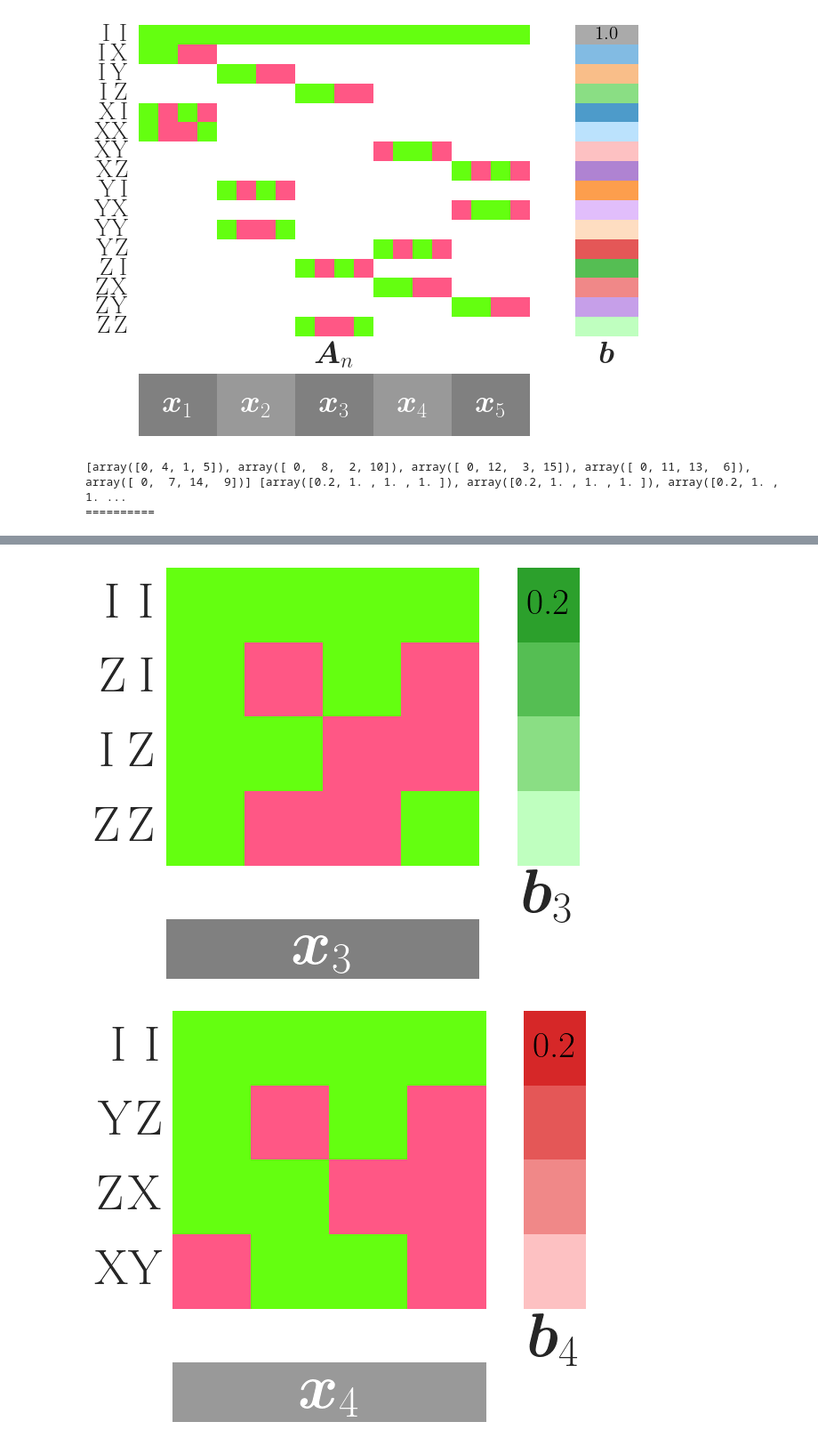
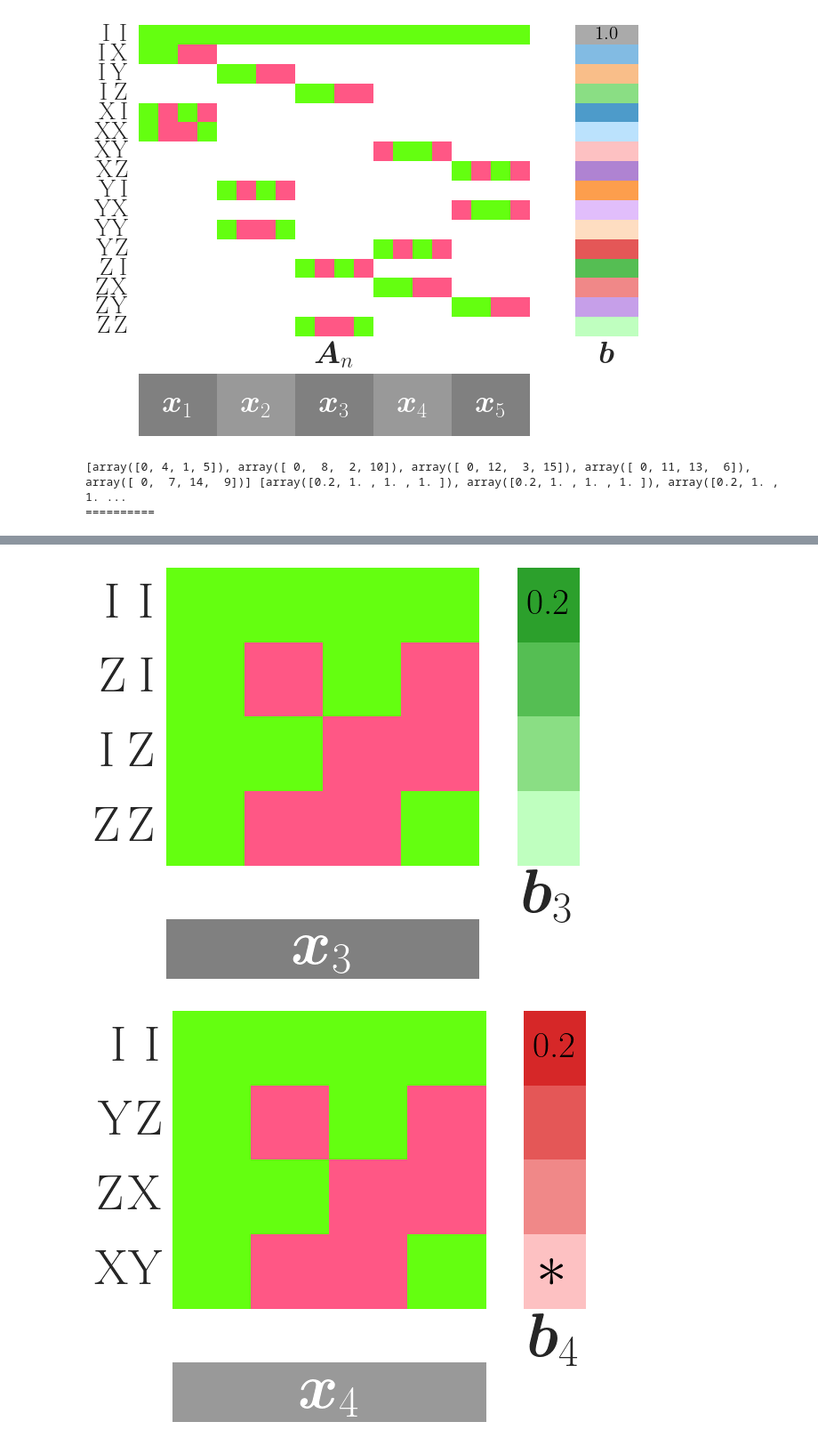
Before and after one commit to quantum-programming/RoM-handbook, a Jupyter notebook: doc/summary/imgs/FWHT.ipynb, the cells around one changed output, grey strips where cells are left out. Shown: that part at 89% size. Drawn from its saved outputs; the diff is of its cells as text; code cells hidden in the pictures.

Commit message:
update image of FWHT

```diff
--- a/doc/summary/imgs/FWHT.ipynb
+++ b/doc/summary/imgs/FWHT.ipynb
@@ -77,6 +77,7 @@ def imshow_Amat(
     idxs=list(range(4**n_qubit)),
     gen_idx: int = -1,
     title: str = None,
+    minus_rho: list = None,
 ):
     sz = 5.0
     fig = plt.figure(figsize=(1 + sz * Amat.shape[1] / Amat.shape[0], sz + 1))
@@ -166,6 +167,17 @@ def imshow_Amat(
         color="black",
         fontsize=15 if gen_idx == -1 else 30,
     )
+    if minus_rho is not None:
+        for idx in minus_rho:
+            ax1.text(
+                0.5,
+                idx + 0.5,
+                r"$*$",
+                ha="center",
+                va="center",
+                color="black",
+                fontsize=50,
+            )
 
     ax2 = fig.add_subplot(spec[2])
     sns.heatmap(
@@ -223,23 +235,24 @@ imshow_Amat(
 # %%
 print(cover_idxs, cover_vals)
 print("=" * 10)
 for i, (cover_idx, cover_val) in enumerate(zip(cover_idxs, cover_vals)):
-    small_Amat = Amat[cover_idx, i * (2**n_qubit) : (i + 1) * (2**n_qubit)]
+    # small_Amat = Amat[cover_idx, i * (2**n_qubit) : (i + 1) * (2**n_qubit)]
     small_rho_vec = rho_vec[cover_idx]
     small_coeff = np.array([i % 2] * (2**n_qubit))
     imshow_Amat(
-        small_Amat,
+        np.array([[1, 1, 1, 1], [1, -1, 1, -1], [1, 1, -1, -1], [1, -1, -1, 1]]),
         small_rho_vec,
         small_coeff,
         n_qubit,
         idxs=cover_idx,
         gen_idx=i,
         title="2",
+        minus_rho=[i for i in range(len(cover_val)) if cover_val[i] < 0],
     )
 # %% [output]
 [array([0, 4, 1, 5]), array([ 0,  8,  2, 10]), array([ 0, 12,  3, 15]), array([ 0, 11, 13,  6]), array([ 0,  7, 14,  9])] [array([0.2, 1. , 1. , 1. ]), array([0.2, 1. , 1. , 1. ]), array([0.2, 1. , 1. ...
 ==========
 [figure]
 [figure]
 [figure]
-[figure, old version]
+[figure, new version]
```
Also changed, not shown: parts of 1 cell of this notebook, 1 other file.
